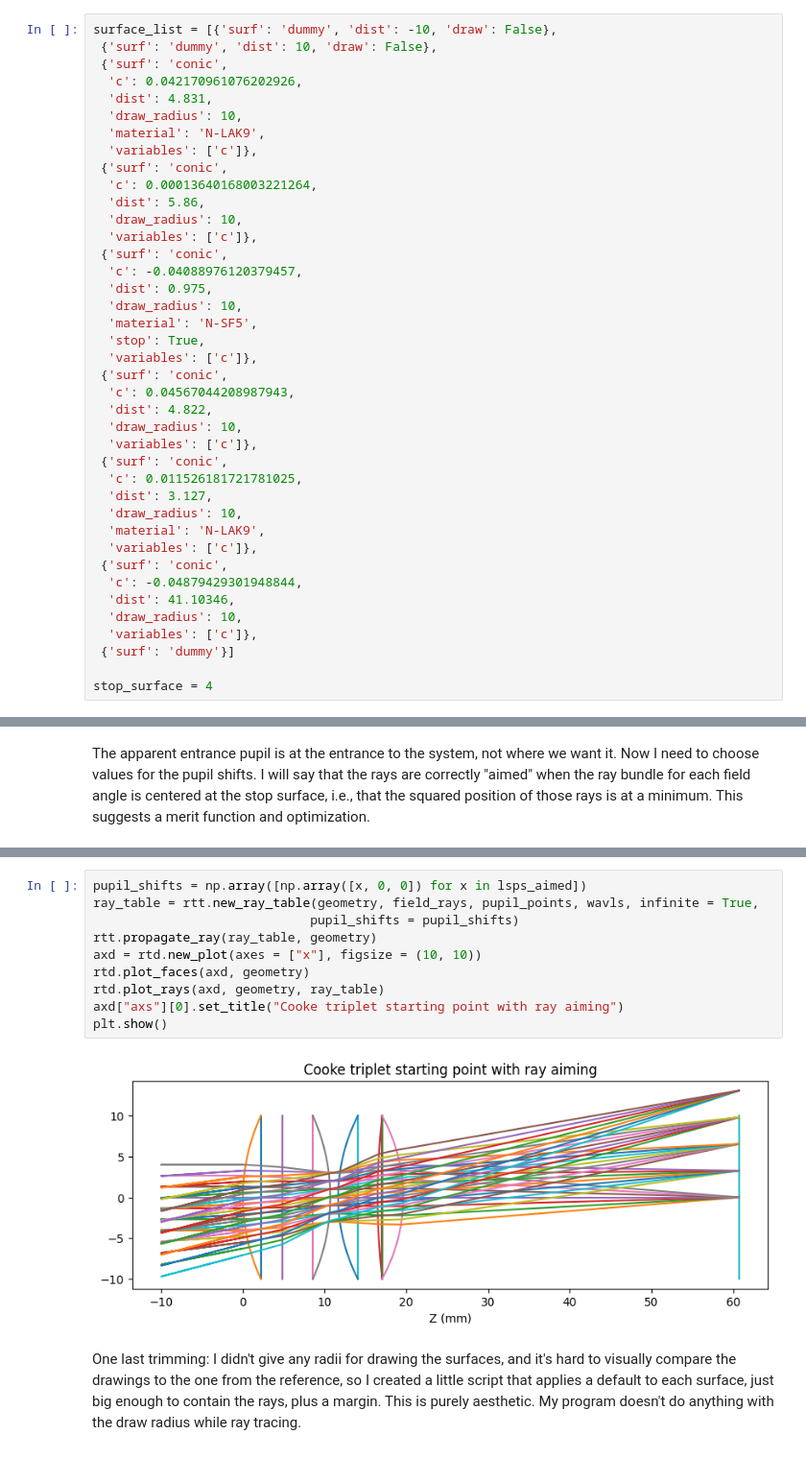
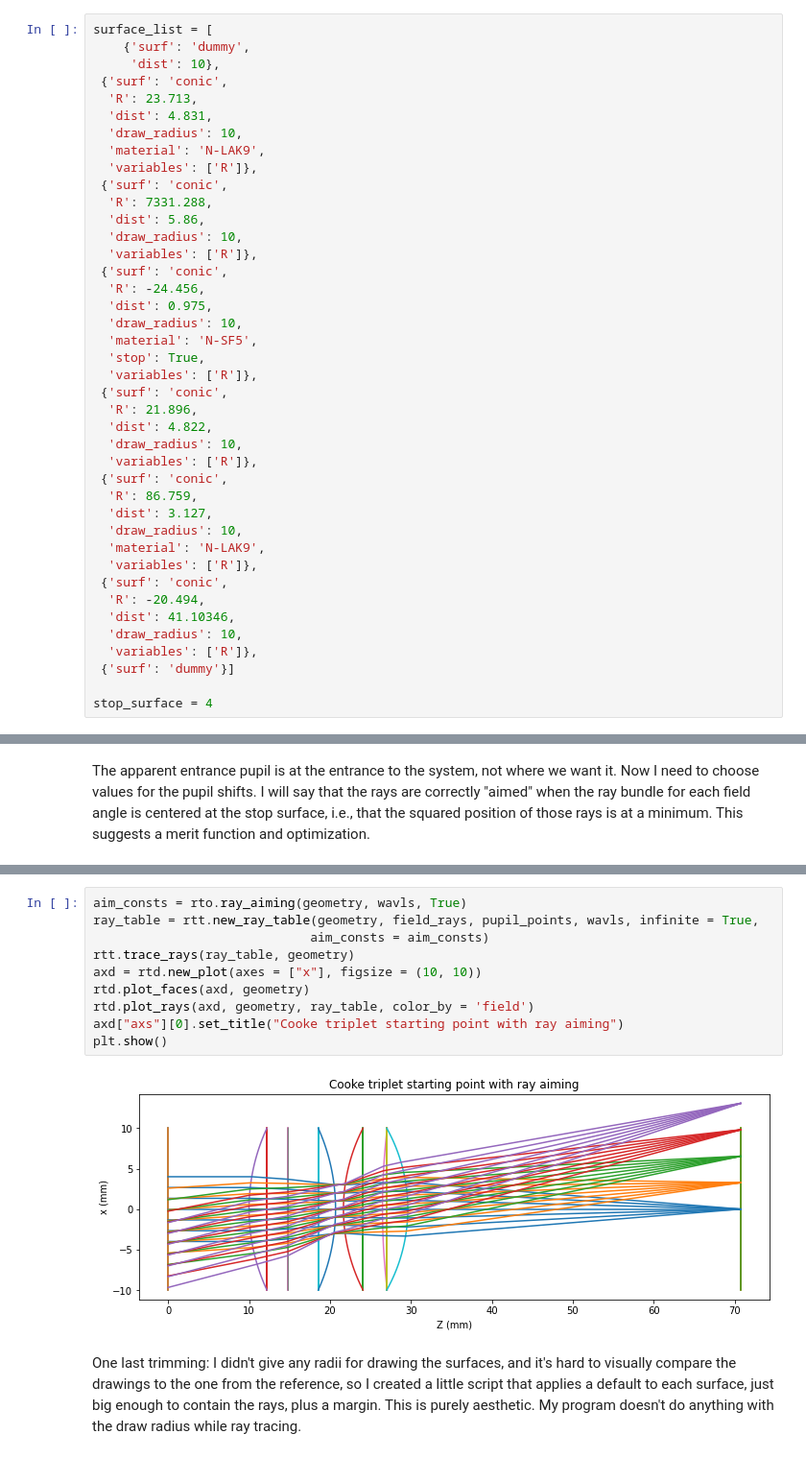
Before and after one commit to bassistTech/rayTrace, a Jupyter notebook: notebooks/Cooke Triplet Optimization.ipynb, the cells around one changed output, grey strips where cells are left out. Shown at 96% size. Cells and saved outputs as stored; diff of their text form.

```diff
--- a/notebooks/Cooke Triplet Optimization.ipynb
+++ b/notebooks/Cooke Triplet Optimization.ipynb
@@ -19,42 +23,43 @@ import opticsRayTrace.drawing as rtd
 # %% [markdown]
 I'm going to try identifying the variables, within the surface list, for readability. Then the optimization process can automate bundling the list of variables into a 1-d numeric array for the minimize() function.
 # %%
-surface_list = [{'surf': 'dummy', 'dist': -10, 'draw': False},
- {'surf': 'dummy', 'dist': 10, 'draw': False},
+surface_list = [
+    {'surf': 'dummy',
+     'dist': 10},
  {'surf': 'conic',
-  'c': 0.042170961076202926,
+  'R': 23.713,
   'dist': 4.831,
   'draw_radius': 10,
   'material': 'N-LAK9',
-  'variables': ['c']},
+  'variables': ['R']},
  {'surf': 'conic',
-  'c': 0.00013640168003221264,
+  'R': 7331.288,
   'dist': 5.86,
   'draw_radius': 10,
-  'variables': ['c']},
+  'variables': ['R']},
  {'surf': 'conic',
-  'c': -0.04088976120379457,
+  'R': -24.456,
   'dist': 0.975,
   'draw_radius': 10,
   'material': 'N-SF5',
   'stop': True,
-  'variables': ['c']},
+  'variables': ['R']},
  {'surf': 'conic',
-  'c': 0.04567044208987943,
+  'R': 21.896,
   'dist': 4.822,
   'draw_radius': 10,
-  'variables': ['c']},
+  'variables': ['R']},
  {'surf': 'conic',
-  'c': 0.011526181721781025,
+  'R': 86.759,
   'dist': 3.127,
   'draw_radius': 10,
   'material': 'N-LAK9',
-  'variables': ['c']},
+  'variables': ['R']},
  {'surf': 'conic',
-  'c': -0.04879429301948844,
+  'R': -20.494,
   'dist': 41.10346,
   'draw_radius': 10,
-  'variables': ['c']},
+  'variables': ['R']},
  {'surf': 'dummy'}]
 
 stop_surface = 4
@@ -133,15 +99,15 @@ Now let's apply the new pupil shifts and trace the rays again
 # %%
-pupil_shifts = np.array([np.array([x, 0, 0]) for x in lsps_aimed])
+aim_consts = rto.ray_aiming(geometry, wavls, True)
 ray_table = rtt.new_ray_table(geometry, field_rays, pupil_points, wavls, infinite = True,
-                             pupil_shifts = pupil_shifts)
-rtt.propagate_ray(ray_table, geometry)
+                             aim_consts = aim_consts)
+rtt.trace_rays(ray_table, geometry)
 axd = rtd.new_plot(axes = ["x"], figsize = (10, 10))
 rtd.plot_faces(axd, geometry)
-rtd.plot_rays(axd, geometry, ray_table)
+rtd.plot_rays(axd, geometry, ray_table, color_by = 'field')
 axd["axs"][0].set_title("Cooke triplet starting point with ray aiming")
 plt.show()
 # %% [output]
-[figure, old version]
+[figure, new version]
 # %% [markdown]
 One last trimming: I didn't give any radii for drawing the surfaces, and it's hard to visually compare the drawings to the one from the reference, so I created a little script that applies a default to each surface, just big enough to contain the rays, plus a margin. This is purely aesthetic. My program doesn't do anything with the draw radius while ray tracing.
 # %%
```
Also changed, not shown: parts of 14 cells of this notebook, 12 other files.
